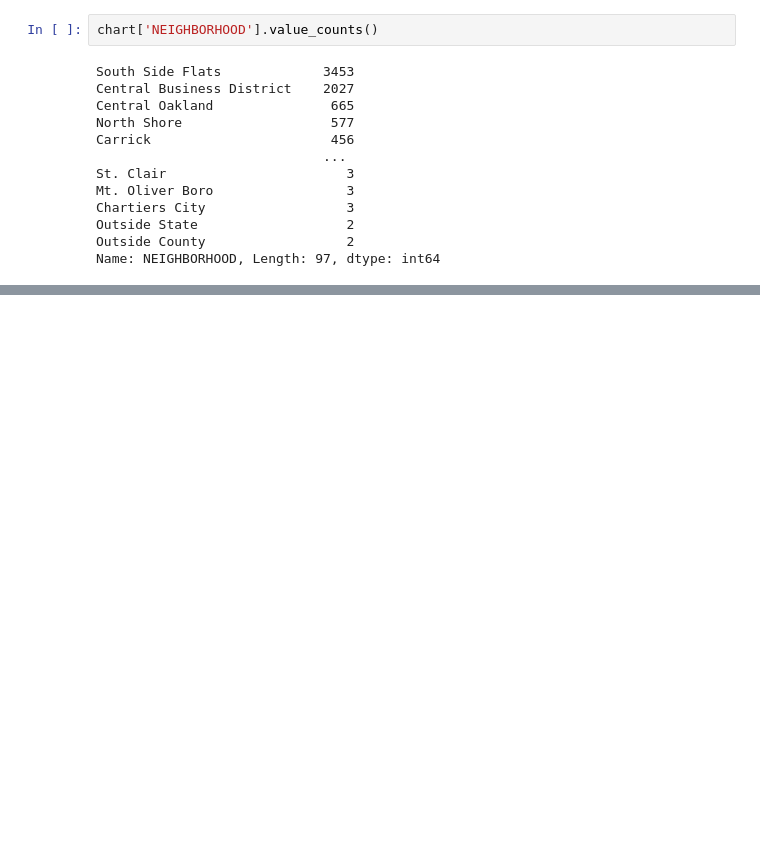
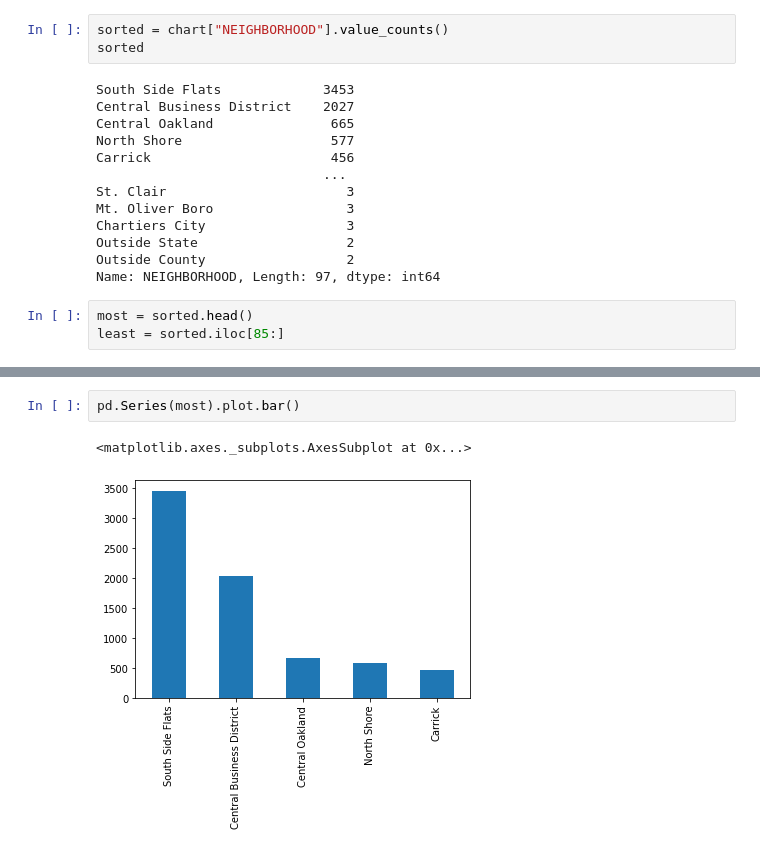
Before and after one commit to GregBetron/big-ideas-final, a Jupyter notebook: Citations.ipynb, the cells around one changed output, grey strips where cells are left out. Drawn from its saved outputs; the diff is of its cells as text; blank space fills up the shorter version.

Commit message:
updated bar graphs to show more data

```diff
--- a/Citations.ipynb
+++ b/Citations.ipynb
@@ -42,7 +40,8 @@ plt.show()
 # %% [output]
 [figure]
 # %%
-chart['NEIGHBORHOOD'].value_counts()
+sorted = chart["NEIGHBORHOOD"].value_counts()
+sorted
 # %% [output]
 South Side Flats             3453
 Central Business District    2027
@@ -56,3 +55,6 @@ Chartiers City                  3
 Outside State                   2
 Outside County                  2
 Name: NEIGHBORHOOD, Length: 97, dtype: int64
+# %%
+most = sorted.head()
+least = sorted.iloc[85:]
@@ -58,0 +79,5 @@ Name: NEIGHBORHOOD, Length: 97, dtype: int64
+# %%
+pd.Series(most).plot.bar()
+# %% [output]
+<matplotlib.axes._subplots.AxesSubplot at 0x...>
+[figure, added]
```
Also changed, not shown: parts of 5 cells of this notebook.
